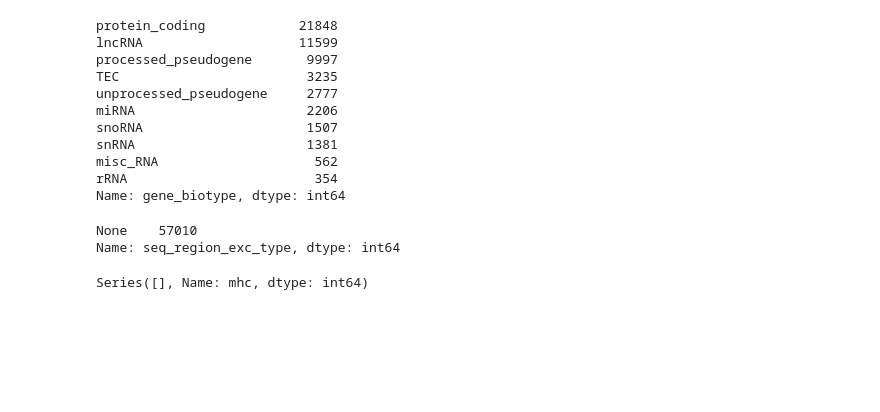
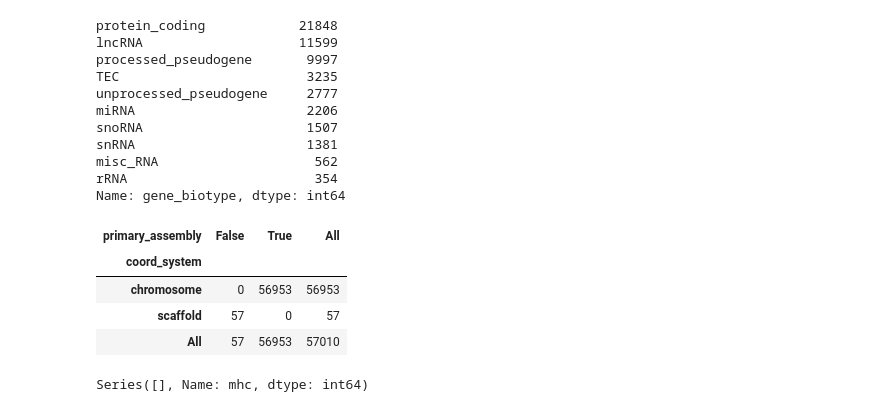
Before and after one commit to related-sciences/ensembl-genes, a Jupyter notebook: ensembl_genes_eda.ipynb, the cells around one changed output. Saved outputs shown, nothing was run; the diff lists cells and outputs as text; code cells hidden in the pictures; blank space fills up the shorter version.

```diff
--- a/ensembl_genes_eda.ipynb
+++ b/ensembl_genes_eda.ipynb
@@ -109,11 +109,14 @@ snRNA                      1381
 misc_RNA                    562
 rRNA                        354
 Name: gene_biotype, dtype: int64
-# %%
-ensg.gene_df.seq_region_exc_type.value_counts(dropna=False)
-# %% [output]
-None    57010
-Name: seq_region_exc_type, dtype: int64
+# %%
+pd.crosstab(ensg.gene_df.coord_system, ensg.gene_df.primary_assembly, margins=True)
+# %% [output]
+| primary_assembly | False | True | All |
+| coord_system |  |  |  |
+| chromosome | 0 | 56953 | 56953 |
+| scaffold | 57 | 0 | 57 |
+| All | 57 | 56953 | 57010 |
 # %%
 ensg.gene_df.mhc.value_counts()
 # %% [output]
```
Also changed, not shown: parts of 15 cells of this notebook, 23 other files.
